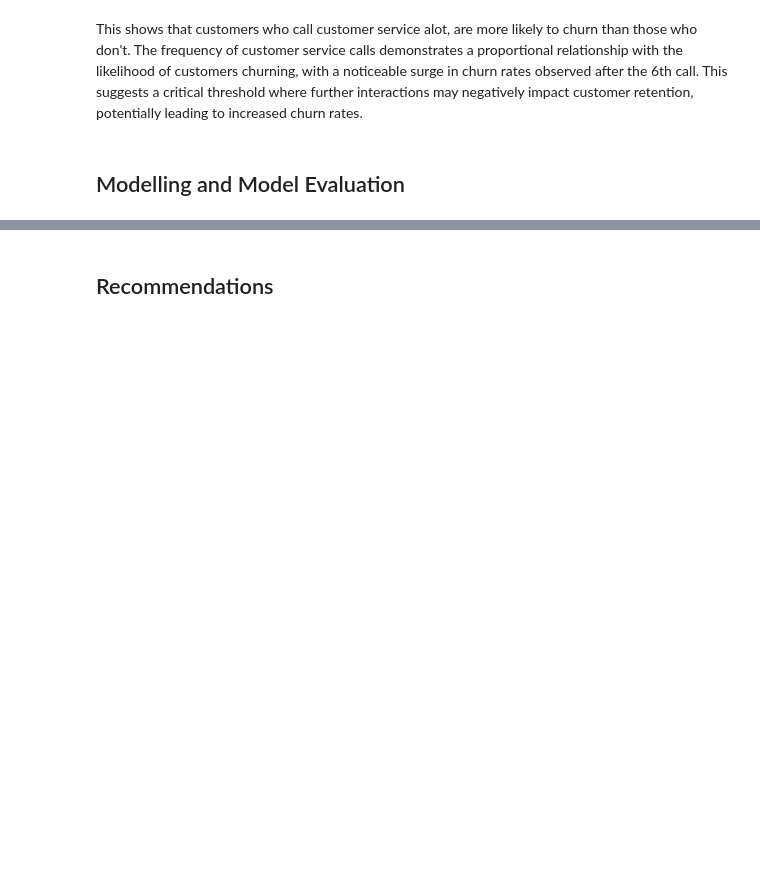
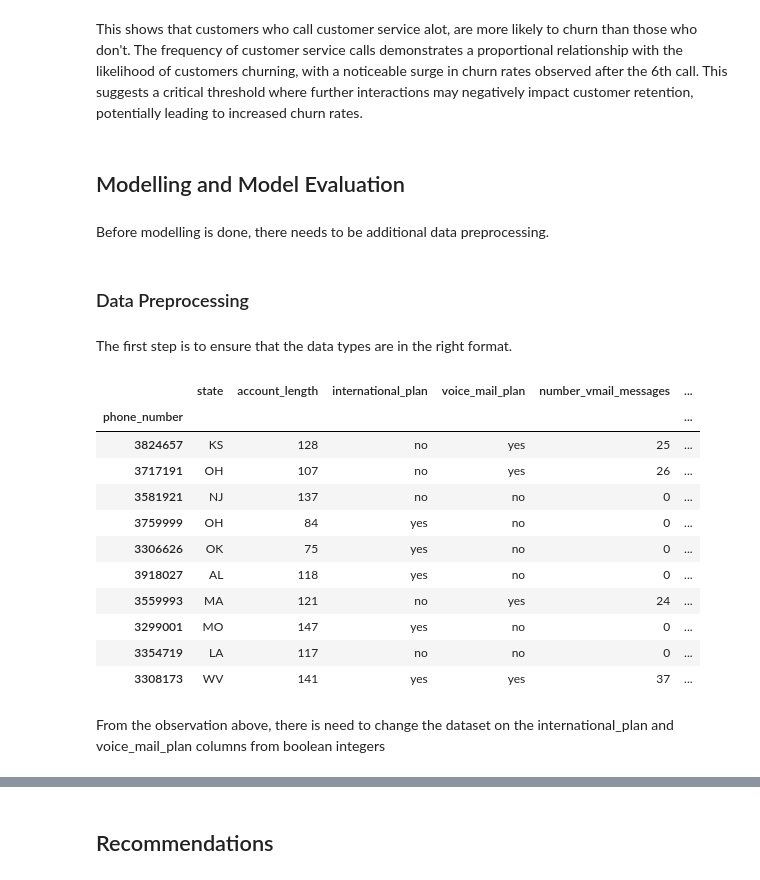
Before and after one commit to phelanthropus/SyriaTel-Customer-Churn, a Jupyter notebook: Untitled.ipynb, the cells around one changed output, grey strips where cells are left out. Cells and saved outputs as stored; diff of their text form; code cells hidden in the pictures; blank space fills up the shorter version.

Commit message:
Performing data preprocessing

```diff
--- a/Untitled.ipynb
+++ b/Untitled.ipynb
@@ -375,3 +375,27 @@ plt.show()
 This shows that customers who call customer service alot, are more likely to churn than those who don't. The frequency of customer service calls demonstrates a proportional relationship with the likelihood of customers churning, with a noticeable surge in churn rates observed after the 6th call. This suggests a critical threshold where further interactions may negatively impact customer retention, potentially leading to increased churn rates.
 # %% [markdown]
 ## Modelling and Model Evaluation ##
+# %% [markdown]
+Before modelling is done, there needs to be additional data preprocessing.
+# %% [markdown]
+### Data Preprocessing ###
+# %% [markdown]
+The first step is to ensure that the data types are in the right format.
+# %%
+# Print to see the data
+df.head(10)
+# %% [output]
+|  | state | account_length | international_plan | voice_mail_plan | number_vmail_messages | ... |
+| phone_number |  |  |  |  |  | ... |
+| 3824657 | KS | 128 | no | yes | 25 | ... |
+| 3717191 | OH | 107 | no | yes | 26 | ... |
+| 3581921 | NJ | 137 | no | no | 0 | ... |
+| 3759999 | OH | 84 | yes | no | 0 | ... |
+| 3306626 | OK | 75 | yes | no | 0 | ... |
+| 3918027 | AL | 118 | yes | no | 0 | ... |
+| 3559993 | MA | 121 | no | yes | 24 | ... |
+| 3299001 | MO | 147 | yes | no | 0 | ... |
+| 3354719 | LA | 117 | no | no | 0 | ... |
+| 3308173 | WV | 141 | yes | yes | 37 | ... |
+# %% [markdown]
+From the observation above, there is need to change the dataset on the international_plan and voice_mail_plan columns from boolean integers
```
Also changed, not shown: parts of 8 cells of this notebook.
